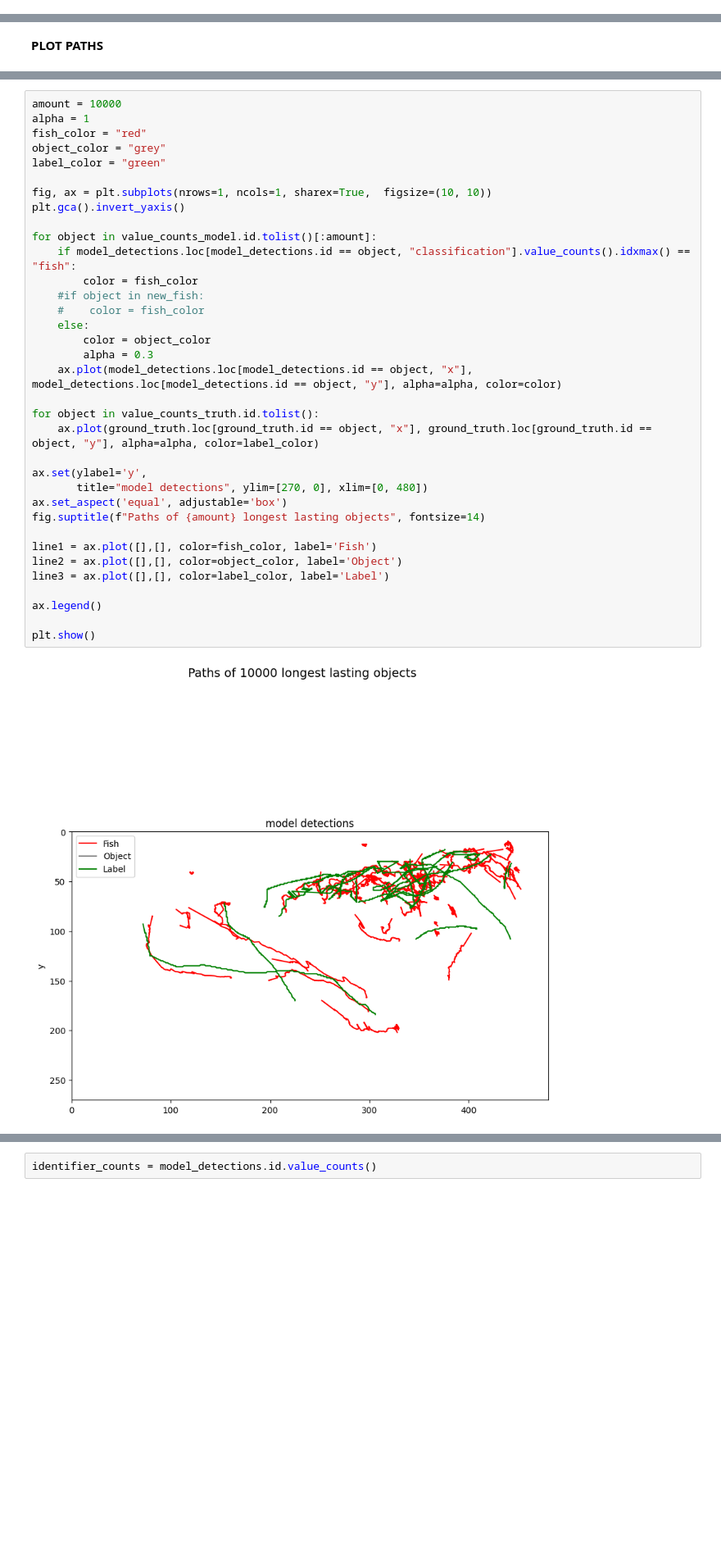
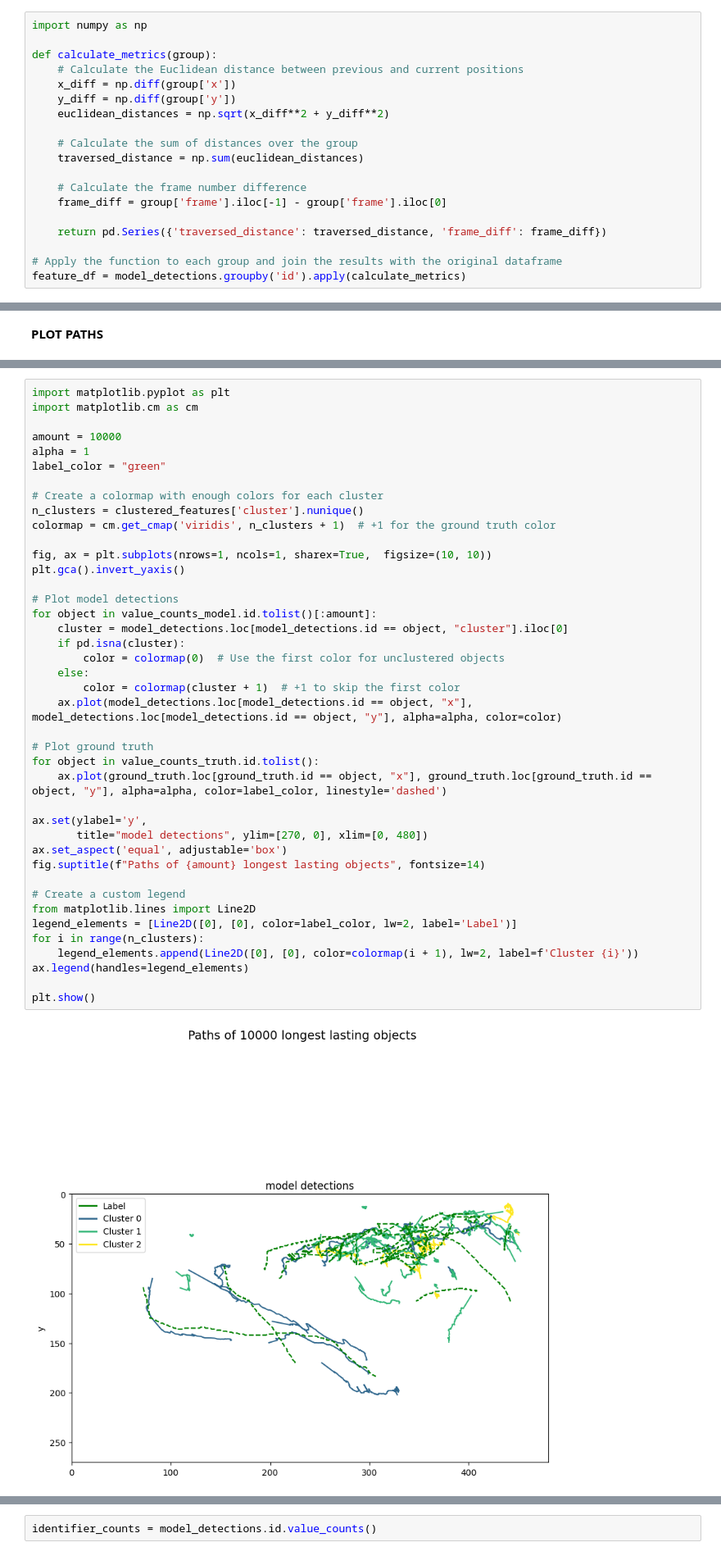
Before and after one commit to axpogroup/AXH-SonarFish, a Jupyter notebook: analysis/1_productionalization/classification_prototyping/more_classification_prototyping.ipynb, the cells around one changed output, grey strips where cells are left out. Shown at 82% size. Saved outputs shown, nothing was run; the diff lists cells and outputs as text; blank space fills up the shorter version.

Commit message:
class for handling track mmts and ground truths and their features

```diff
--- a/analysis/1_productionalization/classification_prototyping/more_classification_prototyping.ipynb
+++ b/analysis/1_productionalization/classification_prototyping/more_classification_prototyping.ipynb
@@ -22,0 +24,19 @@ model_detections.to_csv("wat.csv", index=False)
+# %%
+import numpy as np
+
+def calculate_metrics(group):
+    # Calculate the Euclidean distance between previous and current positions
+    x_diff = np.diff(group['x'])
+    y_diff = np.diff(group['y'])
+    euclidean_distances = np.sqrt(x_diff**2 + y_diff**2)
+
+    # Calculate the sum of distances over the group
+    traversed_distance = np.sum(euclidean_distances)
+
+    # Calculate the frame number difference
+    frame_diff = group['frame'].iloc[-1] - group['frame'].iloc[0]
+
+    return pd.Series({'traversed_distance': traversed_distance, 'frame_diff': frame_diff})
+
+# Apply the function to each group and join the results with the original dataframe
+feature_df = model_detections.groupby('id').apply(calculate_metrics)
@@ -27,37 +84,43 @@ value_counts_model = value_counts_model[value_counts_model.occurences >= 60]
 # %%
+import matplotlib.pyplot as plt
+import matplotlib.cm as cm
+
 amount = 10000
 alpha = 1
-fish_color = "red"
-object_color = "grey"
 label_color = "green"
+
+# Create a colormap with enough colors for each cluster
+n_clusters = clustered_features['cluster'].nunique()
+colormap = cm.get_cmap('viridis', n_clusters + 1)  # +1 for the ground truth color
 
 fig, ax = plt.subplots(nrows=1, ncols=1, sharex=True,  figsize=(10, 10))
 plt.gca().invert_yaxis()
 
+# Plot model detections
 for object in value_counts_model.id.tolist()[:amount]:
-    if model_detections.loc[model_detections.id == object, "classification"].value_counts().idxmax() == "fish":
-        color = fish_color
-    #if object in new_fish:
-    #    color = fish_color
+    cluster = model_detections.loc[model_detections.id == object, "cluster"].iloc[0]
+    if pd.isna(cluster):
+        color = colormap(0)  # Use the first color for unclustered objects
     else:
-        color = object_color
-        alpha = 0.3
+        color = colormap(cluster + 1)  # +1 to skip the first color
     ax.plot(model_detections.loc[model_detections.id == object, "x"], model_detections.loc[model_detections.id == object, "y"], alpha=alpha, color=color)
 
+# Plot ground truth
 for object in value_counts_truth.id.tolist():
-    ax.plot(ground_truth.loc[ground_truth.id == object, "x"], ground_truth.loc[ground_truth.id == object, "y"], alpha=alpha, color=label_color)
+    ax.plot(ground_truth.loc[ground_truth.id == object, "x"], ground_truth.loc[ground_truth.id == object, "y"], alpha=alpha, color=label_color, linestyle='dashed')
 
 ax.set(ylabel='y',
        title="model detections", ylim=[270, 0], xlim=[0, 480])
 ax.set_aspect('equal', adjustable='box')
 fig.suptitle(f"Paths of {amount} longest lasting objects", fontsize=14)
 
-line1 = ax.plot([],[], color=fish_color, label='Fish')
-line2 = ax.plot([],[], color=object_color, label='Object')
-line3 = ax.plot([],[], color=label_color, label='Label')
-
-ax.legend()
+# Create a custom legend
+from matplotlib.lines import Line2D
+legend_elements = [Line2D([0], [0], color=label_color, lw=2, label='Label')]
+for i in range(n_clusters):
+    legend_elements.append(Line2D([0], [0], color=colormap(i + 1), lw=2, label=f'Cluster {i}'))
+ax.legend(handles=legend_elements)
 
 plt.show()
 # %% [output]
-[figure, old version]
+[figure, new version]
```
Also changed, not shown: parts of 11 cells of this notebook, 5 other files.
